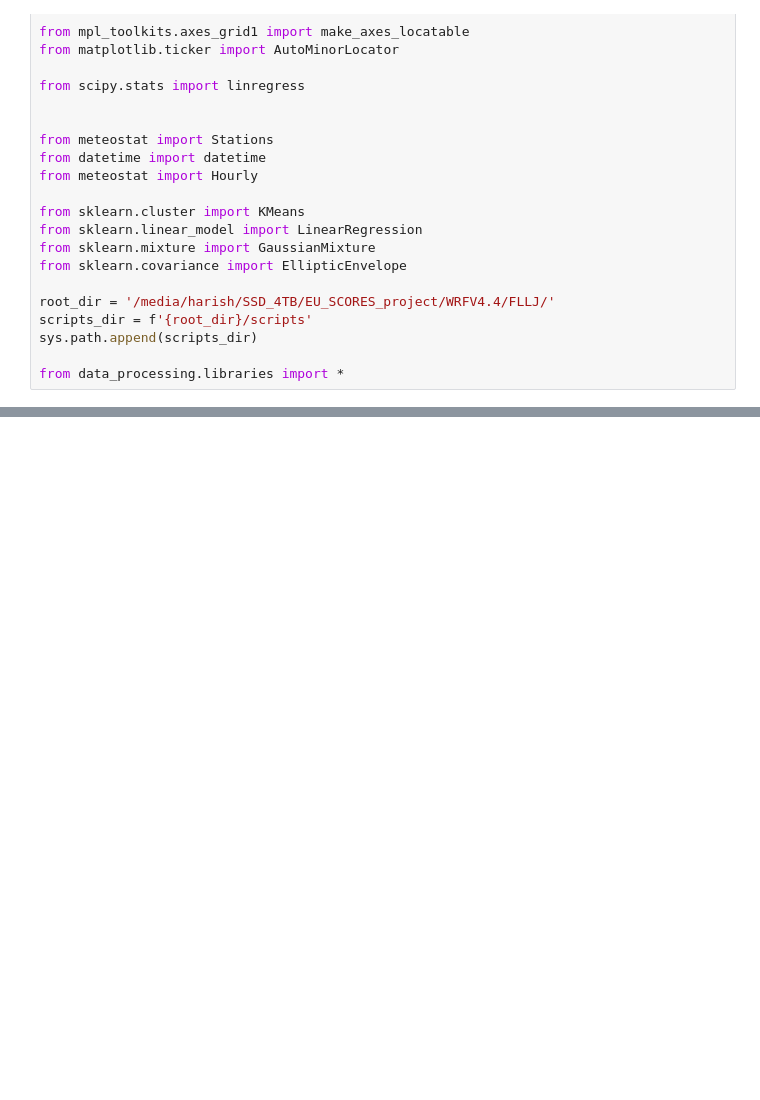
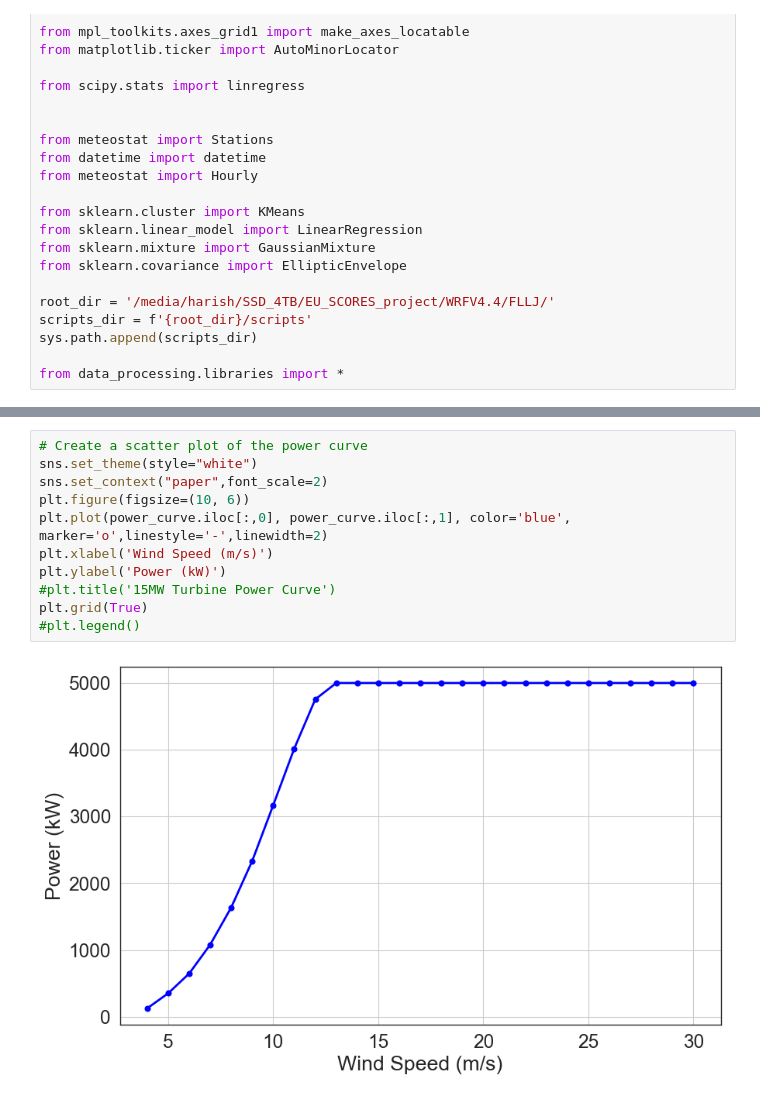
Before and after one commit to HarishBaki/EU_SCORES_project, a Jupyter notebook: WRFV4.4/FLLJ/scripts/test.ipynb, the cells around one changed output, grey strips where cells are left out. Drawn from its saved outputs; the diff is of its cells as text; blank space fills up the shorter version.

```diff
--- a/WRFV4.4/FLLJ/scripts/test.ipynb
+++ b/WRFV4.4/FLLJ/scripts/test.ipynb
@@ -100,0 +172,13 @@ XLAT = ds.XLAT[0,...].values
+# %%
+# Create a scatter plot of the power curve
+sns.set_theme(style="white")
+sns.set_context("paper",font_scale=2)
+plt.figure(figsize=(10, 6))
+plt.plot(power_curve.iloc[:,0], power_curve.iloc[:,1], color='blue', marker='o',linestyle='-',linewidth=2)
+plt.xlabel('Wind Speed (m/s)')
+plt.ylabel('Power (kW)')
+#plt.title('15MW Turbine Power Curve')
+plt.grid(True)
+#plt.legend()
+# %% [output]
+[figure, added]
```
Also changed, not shown: parts of 12 cells of this notebook, 17 other files.
